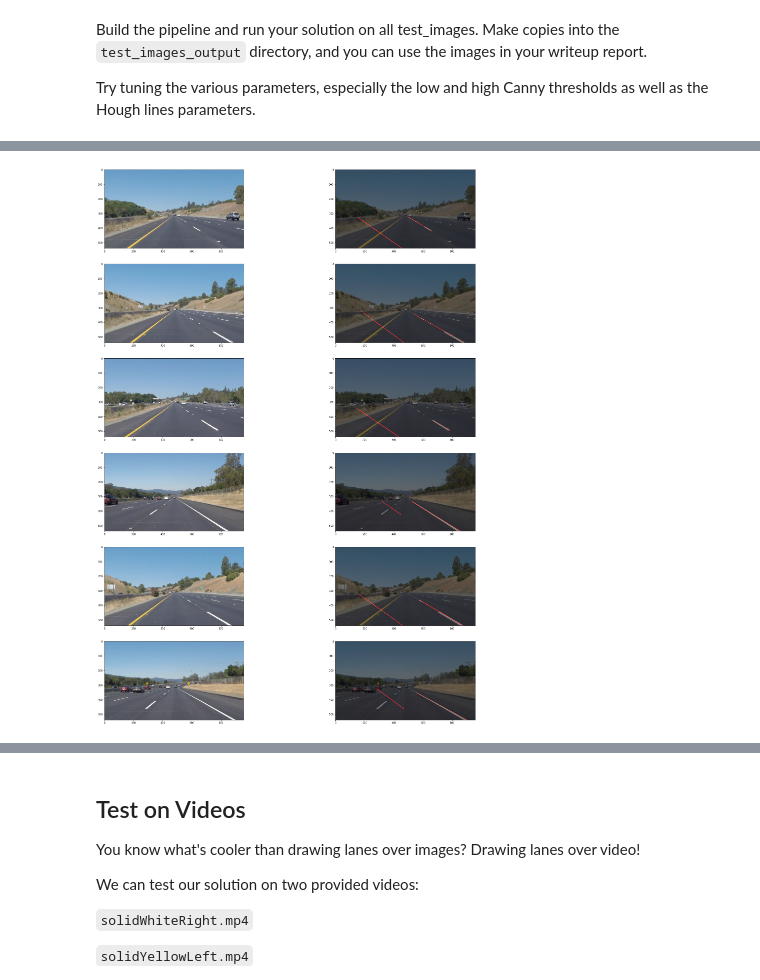
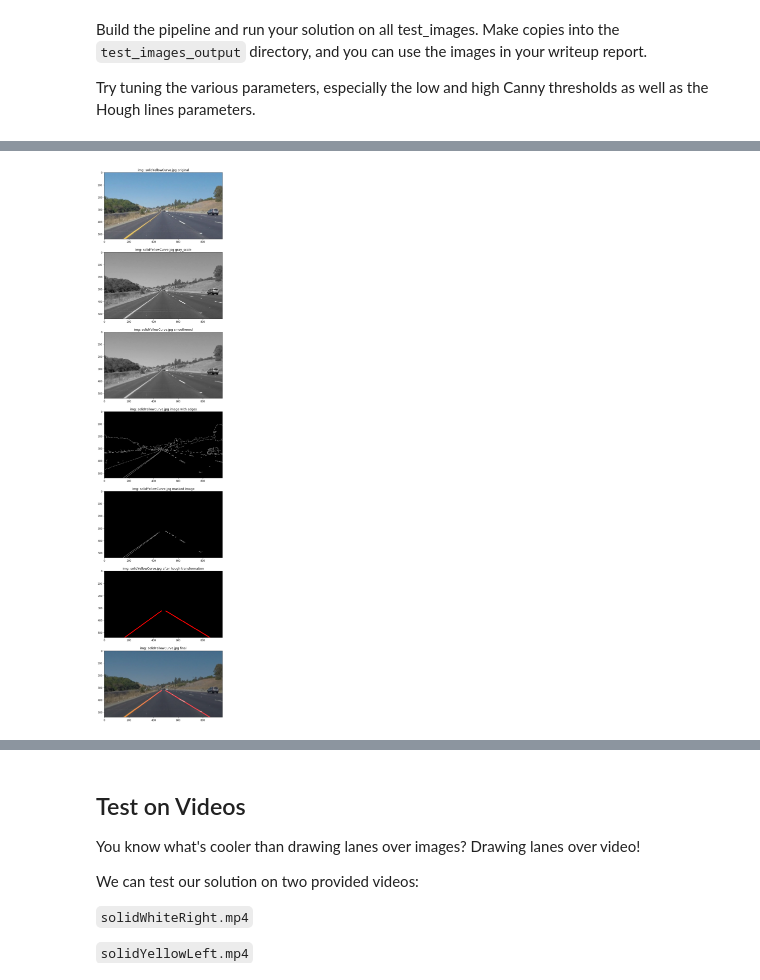
Before and after one commit to pradyumna1/Finding-Lane-Lines, a Jupyter notebook: P1.ipynb, the cells around one changed output, grey strips where cells are left out. Cells and saved outputs as stored; diff of their text form; code cells hidden in the pictures.

```diff
--- a/P1.ipynb
+++ b/P1.ipynb
@@ -224,56 +250,98 @@ Try tuning the various parameters, especially the low and high Canny thresholds
 # %%
 # TODO: Build your pipeline that will draw lane lines on the test_images
 # then save them to the test_images_output directory.
-def plot_lines(image):
+def image_pipeline(image):
     # convert image to gray scale
     gray_image = grayscale(image)
     # apply smoothing
     kernel_size = 5
     smooth_image = gaussian_blur(gray_image, kernel_size)
 
-    low_threshold = 64
+    low_threshold = 50
     high_threshold = 150
     image_with_edges = canny(smooth_image, low_threshold, high_threshold)
 
+
     imshape = image.shape
     vertices = np.array(
-        [[(imshape[1] * 0.1, imshape[0]), (imshape[1] * 0.48, imshape[0] * 0.6), (imshape[1] * 0.52,imshape[0] * 0.6), (imshape[1] * 0.95,imshape[0])]],
+        [[(imshape[1] * 0.1, imshape[0]), (imshape[1] * 0.48, imshape[0] * 0.6), (imshape[1] * 0.55,imshape[0] * 0.6), (imshape[1] * 0.95,imshape[0])]],
         dtype=np.int32
     )
     masked_image = region_of_interest(image_with_edges, vertices)
 
-    rho = 1
+    rho = 2
     theta = np.pi / 180
-    threshold = 40
-    min_line_len = 20
-    max_line_gap = 40
+    threshold = 15
+    min_line_len = 40
+    max_line_gap = 20
 
     hough_lines_image = hough_lines(masked_image, rho, theta, threshold, min_line_len, max_line_gap)
 
-    alpha = 0.5
+    alpha = 0.7
     beta = 1
-    gamma = 0
+    gamma = 0.2
     combined_image = weighted_img(hough_lines_image, image, alpha, beta, gamma)
-
-    return combined_image
+    stages =  (gray_image, smooth_image, image_with_edges, masked_image, hough_lines_image)
+    return combined_image, stages
 
 def view_images(images):
     fig = plt.figure(figsize = (30, 40))
     image_plots = []
     for index, image in enumerate(images):
-        image_plots.append( fig.add_subplot(6, 2, index + 1) )
-        if index % 2 == 1:
-            plt.imshow(image, cmap="gray")
-        else:
-            plt.imshow(image)
+        image_plots.append(fig.add_subplot(6, 2, index * 2 + 1))
+        image_plots[-1].set_title("img: " + image[3] + " original")
+        plt.imshow(image[0])
+
+        image_plots.append(fig.add_subplot(6, 2, index * 2 + 2))
+        image_plots[-1].set_title("img: " + image[3] +" final")
+        plt.imshow(image[2], cmap="gray")
+    plt.savefig("test_images_output/final_test_images_output.png")
     plt.show()
 
+def plot_stages(images):
+    image_plots = []
+    rows = 7
+    columns = len(images)
+    for index, image in enumerate(images):
+        fig = plt.figure(figsize = (20, 40))
+        image_plots.append(fig.add_subplot(rows, columns, index * 7 + 1))
+        image_plots[-1].set_title("img: " + image[3] +" original")
+        plt.imshow(image[0])
+
+        image_plots.append(fig.add_subplot(rows, columns, index * 7 + 2))
+        image_plots[-1].set_title("img: " + image[3] + " gray_scale")
+        plt.imshow(image[1][0], cmap="gray")
+
+        image_plots.append(fig.add_subplot(rows, columns, index * 7 + 3))
+        image_plots[-1].set_title("img: " + image[3] + " smoothened")
+        plt.imshow(image[1][1], cmap="gray")
+
+        image_plots.append(fig.add_subplot(rows, columns, index * 7 + 4))
+        image_plots[-1].set_title("img: " + image[3] + " image with edges")
+        plt.imshow(image[1][2], cmap="gray")
+
+        image_plots.append(fig.add_subplot(rows, columns, index * 7 + 5))
+        image_plots[-1].set_title("img: " + image[3] + " masked image")
+        plt.imshow(image[1][3], cmap="gray")
+
+        image_plots.append(fig.add_subplot(rows, columns, index * 7 + 6))
+        image_plots[-1].set_title("img: " + image[3] + " after hough transformation")
+        plt.imshow(image[1][4])
+
+        image_plots.append(fig.add_subplot(rows, columns, index * 7 + 7))
+        image_plots[-1].set_title("img: " + image[3] + " final")
+        plt.imshow(image[2], cmap="gray")
+        plt.savefig("test_images_output/" + image[3][:-4] + "Pipeline.png")
+        plt.show()
 
 image_names = os.listdir("test_images/")
-results = []
+plots = []
 for image_name in image_names:
     image = mpimg.imread("test_images/" + image_name)
-    results.extend((image, plot_lines(image)))
+    result, stages = image_pipeline(image)
+    plots.append((image, stages, result, image_name))
+    mpimg.imsave('test_images_output/' + image_name, result)
 
-view_images(results)
+plot_stages(plots[:1])
+view_images(plots)
 # %% [output]
@@ -297 +348 @@ view_images(results)
-[figure, old version]
+[figure, new version]
```
Also changed, not shown: parts of 8 cells of this notebook.
